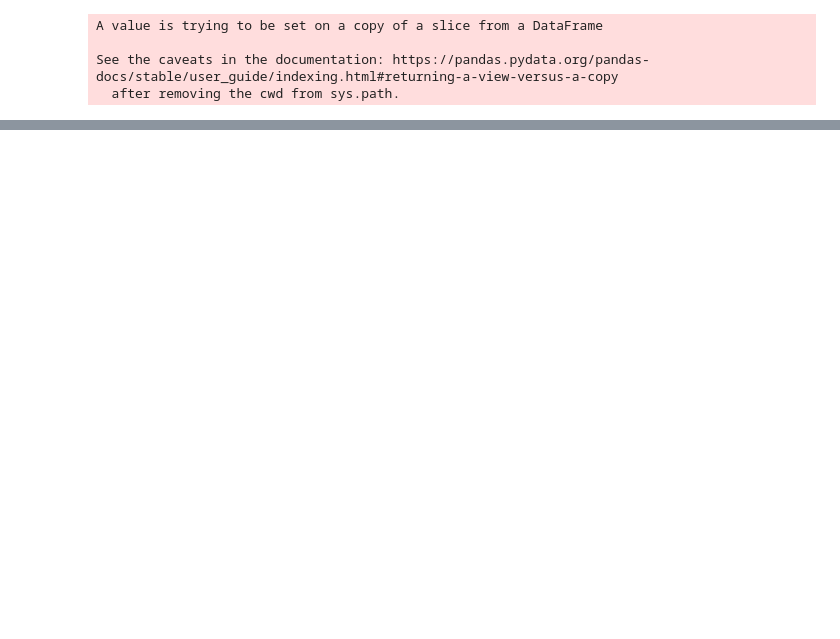
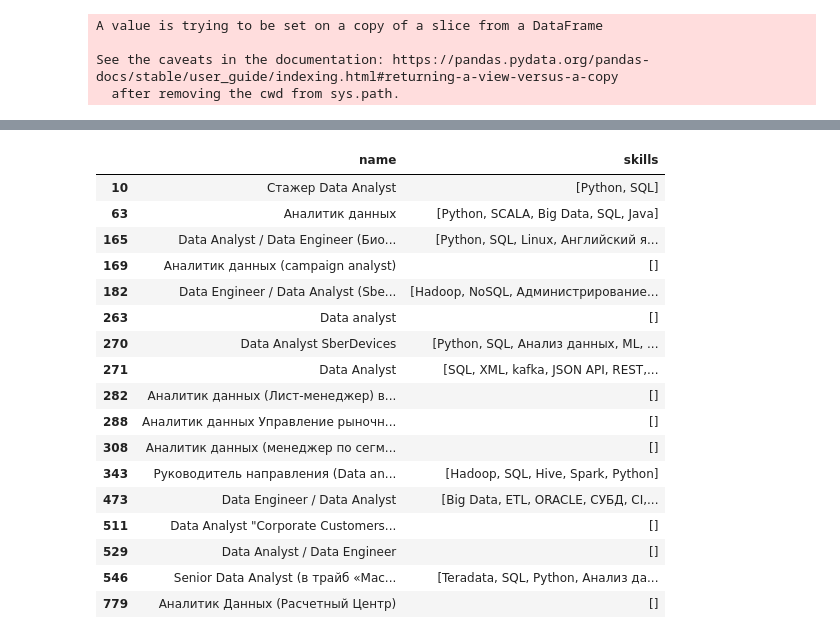
Before and after one commit to OlegMukminov/desktop-tutorial, a Jupyter notebook: Lesson2/hometask/HH-api-hometask.ipynb, the cells around one changed output, grey strips where cells are left out. Drawn from its saved outputs; the diff is of its cells as text; code cells hidden in the pictures; blank space fills up the shorter version.

```diff
--- a/Lesson2/hometask/HH-api-hometask.ipynb
+++ b/Lesson2/hometask/HH-api-hometask.ipynb
@@ -270,0 +274,23 @@ plt.plot(df2_date.index, df2_date.values)
+# %%
+list_vac = ['аналитик данных', 'data analyst']
+df2_skills = df2[df2['name'].str.lower().str.contains('|'.join(list_vac))][['name', 'skills']]
+df2_skills
+# %% [output]
+|  | name | skills |
+| 10 | Стажер Data Analyst | [Python, SQL] |
+| 63 | Аналитик данных | [Python, SCALA, Big Data, SQL, Java] |
+| 165 | Data Analyst / Data Engineer (Био... | [Python, SQL, Linux, Английский я... |
+| 169 | Аналитик данных (campaign analyst) | [] |
+| 182 | Data Engineer / Data Analyst (Sbe... | [Hadoop, NoSQL, Администрирование... |
+| 263 | Data analyst | [] |
+| 270 | Data Analyst SberDevices | [Python, SQL, Анализ данных, ML, ... |
+| 271 | Data Analyst | [SQL, XML, kafka, JSON API, REST,... |
+| 282 | Аналитик данных (Лист-менеджер) в... | [] |
+| 288 | Аналитик данных Управление рыночн... | [] |
+| 308 | Аналитик данных (менеджер по сегм... | [] |
+| 343 | Руководитель направления (Data an... | [Hadoop, SQL, Hive, Spark, Python] |
+| 473 | Data Engineer / Data Analyst | [Big Data, ETL, ORACLE, СУБД, CI,... |
+| 511 | Data Analyst "Corporate Customers... | [] |
+| 529 | Data Analyst / Data Engineer | [] |
+| 546 | Senior Data Analyst (в трайб «Мас... | [Teradata, SQL, Python, Анализ да... |
+| 779 | Аналитик Данных (Расчетный Центр) | [] |
```
Also changed, not shown: parts of 14 cells of this notebook.
